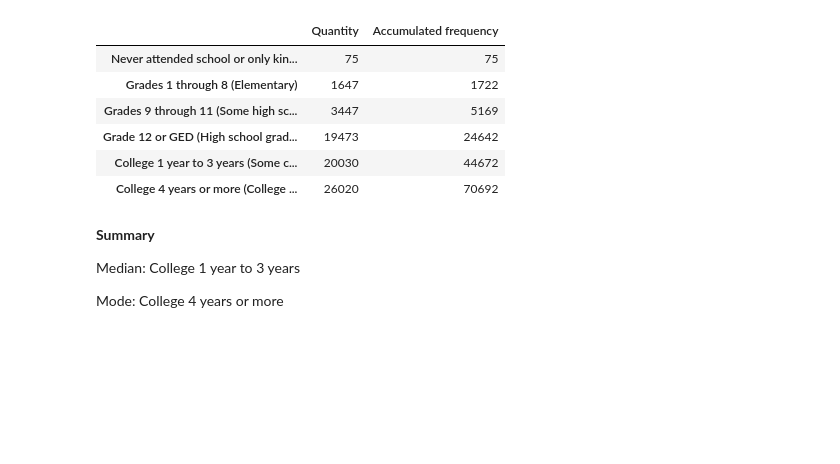
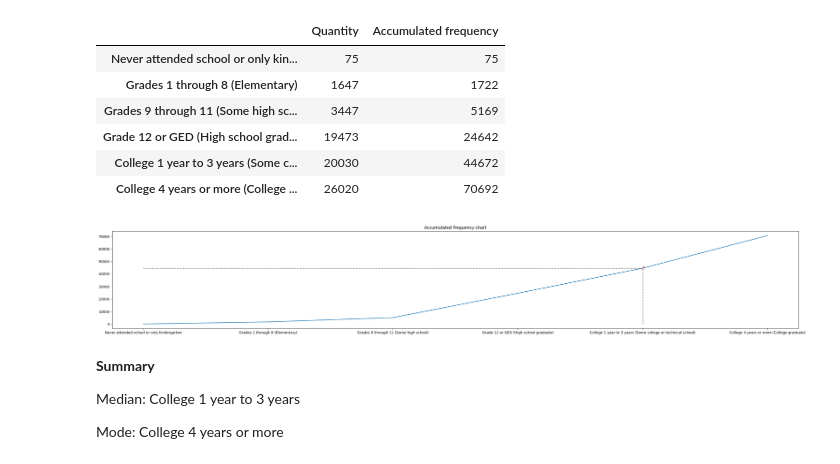
Before and after one commit to CaioNishijo/logistic-regression, a Jupyter notebook: diabetes-project.ipynb, the cells around one changed output. Saved outputs shown, nothing was run; the diff lists cells and outputs as text; code cells hidden in the pictures; blank space fills up the shorter version.

```diff
--- a/diabetes-project.ipynb
+++ b/diabetes-project.ipynb
@@ -337,6 +348,17 @@ ed_frequency_table
 | Grade 12 or GED (High school grad... | 19473 | 24642 |
 | College 1 year to 3 years (Some c... | 20030 | 44672 |
 | College 4 years or more (College ... | 26020 | 70692 |
+# %%
+plt.figure(2, figsize=(35, 5))
+plt.title("Accumulated frequency chart")
+plt.plot(education_classes, education_acc_freq )
+plt.plot("College 1 year to 3 years (Some college or technical school)", 44672, marker="o", color="pink")
+plt.plot(["College 1 year to 3 years (Some college or technical school)", "College 1 year to 3 years (Some college or technical school)"], [0, 44672], linestyle="--", color="gray")
+plt.plot(["Never attended school or only kindergarten", "College 1 year to 3 years (Some college or technical school)"], [44672, 44672], linestyle="--", color="gray")
+plt.text("College 1 year to 3 years (Some college or technical school)", 44672, "s")
+plt.show()
+# %% [output]
+[figure, added]
 # %% [markdown]
 **Summary**
 
```
Also changed, not shown: parts of 9 cells of this notebook, 1 other file.
